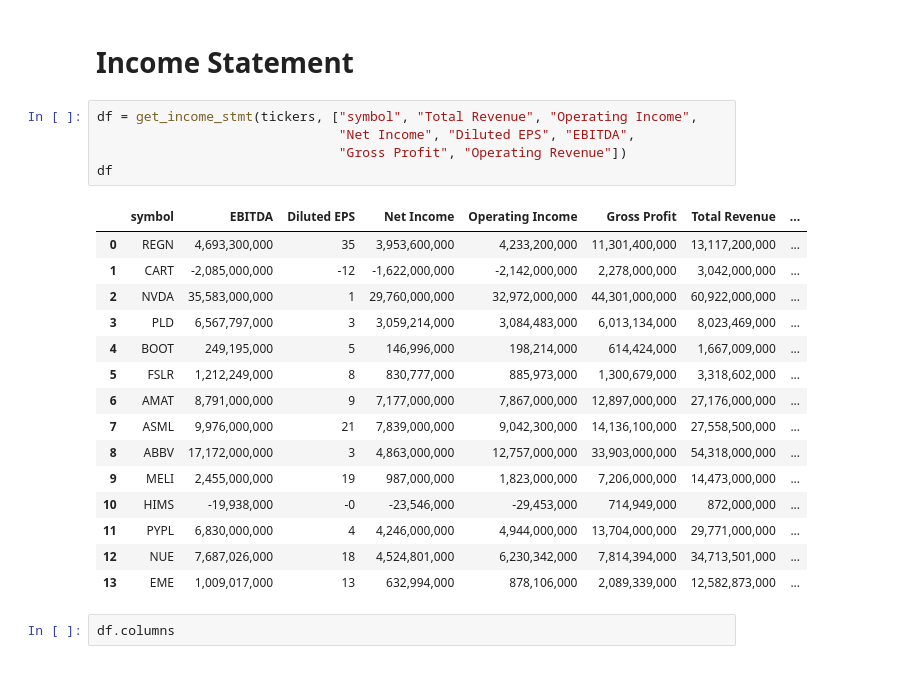
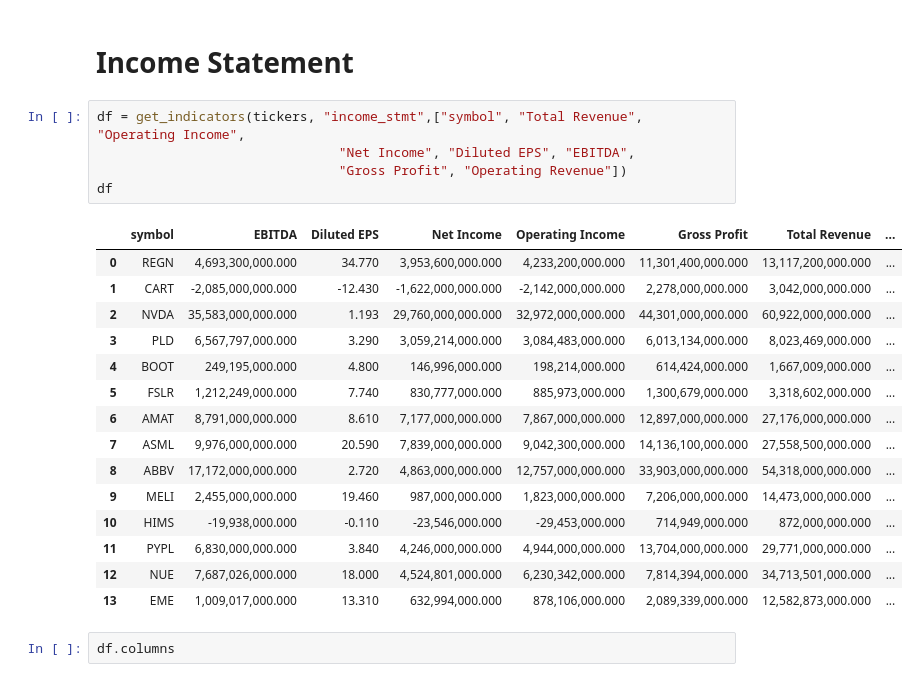
Before and after one commit to fadlalla0/MyInvesment, a Jupyter notebook: portfolio_analysis.ipynb, the cells around one changed output. Saved outputs shown, nothing was run; the diff lists cells and outputs as text.

```diff
--- a/portfolio_analysis.ipynb
+++ b/portfolio_analysis.ipynb
@@ -166,26 +148,26 @@ bar_chart('Book Value', balance_data, y='bookValue')
 # %% [markdown]
 # Income Statement
 # %%
-df = get_income_stmt(tickers, ["symbol", "Total Revenue", "Operating Income",
+df = get_indicators(tickers, "income_stmt",["symbol", "Total Revenue", "Operating Income",
                                "Net Income", "Diluted EPS", "EBITDA",
                                "Gross Profit", "Operating Revenue"])
 df
 # %% [output]
 |  | symbol | EBITDA | Diluted EPS | Net Income | Operating Income | Gross Profit | Total Revenue | ... |
-| 0 | REGN | 4,693,300,000 | 35 | 3,953,600,000 | 4,233,200,000 | 11,301,400,000 | 13,117,200,000 | ... |
-| 1 | CART | -2,085,000,000 | -12 | -1,622,000,000 | -2,142,000,000 | 2,278,000,000 | 3,042,000,000 | ... |
-| 2 | NVDA | 35,583,000,000 | 1 | 29,760,000,000 | 32,972,000,000 | 44,301,000,000 | 60,922,000,000 | ... |
-| 3 | PLD | 6,567,797,000 | 3 | 3,059,214,000 | 3,084,483,000 | 6,013,134,000 | 8,023,469,000 | ... |
-| 4 | BOOT | 249,195,000 | 5 | 146,996,000 | 198,214,000 | 614,424,000 | 1,667,009,000 | ... |
-| 5 | FSLR | 1,212,249,000 | 8 | 830,777,000 | 885,973,000 | 1,300,679,000 | 3,318,602,000 | ... |
-| 6 | AMAT | 8,791,000,000 | 9 | 7,177,000,000 | 7,867,000,000 | 12,897,000,000 | 27,176,000,000 | ... |
-| 7 | ASML | 9,976,000,000 | 21 | 7,839,000,000 | 9,042,300,000 | 14,136,100,000 | 27,558,500,000 | ... |
-| 8 | ABBV | 17,172,000,000 | 3 | 4,863,000,000 | 12,757,000,000 | 33,903,000,000 | 54,318,000,000 | ... |
-| 9 | MELI | 2,455,000,000 | 19 | 987,000,000 | 1,823,000,000 | 7,206,000,000 | 14,473,000,000 | ... |
-| 10 | HIMS | -19,938,000 | -0 | -23,546,000 | -29,453,000 | 714,949,000 | 872,000,000 | ... |
-| 11 | PYPL | 6,830,000,000 | 4 | 4,246,000,000 | 4,944,000,000 | 13,704,000,000 | 29,771,000,000 | ... |
-| 12 | NUE | 7,687,026,000 | 18 | 4,524,801,000 | 6,230,342,000 | 7,814,394,000 | 34,713,501,000 | ... |
-| 13 | EME | 1,009,017,000 | 13 | 632,994,000 | 878,106,000 | 2,089,339,000 | 12,582,873,000 | ... |
+| 0 | REGN | 4,693,300,000.000 | 34.770 | 3,953,600,000.000 | 4,233,200,000.000 | 11,301,400,000.000 | 13,117,200,000.000 | ... |
+| 1 | CART | -2,085,000,000.000 | -12.430 | -1,622,000,000.000 | -2,142,000,000.000 | 2,278,000,000.000 | 3,042,000,000.000 | ... |
+| 2 | NVDA | 35,583,000,000.000 | 1.193 | 29,760,000,000.000 | 32,972,000,000.000 | 44,301,000,000.000 | 60,922,000,000.000 | ... |
+| 3 | PLD | 6,567,797,000.000 | 3.290 | 3,059,214,000.000 | 3,084,483,000.000 | 6,013,134,000.000 | 8,023,469,000.000 | ... |
+| 4 | BOOT | 249,195,000.000 | 4.800 | 146,996,000.000 | 198,214,000.000 | 614,424,000.000 | 1,667,009,000.000 | ... |
+| 5 | FSLR | 1,212,249,000.000 | 7.740 | 830,777,000.000 | 885,973,000.000 | 1,300,679,000.000 | 3,318,602,000.000 | ... |
+| 6 | AMAT | 8,791,000,000.000 | 8.610 | 7,177,000,000.000 | 7,867,000,000.000 | 12,897,000,000.000 | 27,176,000,000.000 | ... |
+| 7 | ASML | 9,976,000,000.000 | 20.590 | 7,839,000,000.000 | 9,042,300,000.000 | 14,136,100,000.000 | 27,558,500,000.000 | ... |
+| 8 | ABBV | 17,172,000,000.000 | 2.720 | 4,863,000,000.000 | 12,757,000,000.000 | 33,903,000,000.000 | 54,318,000,000.000 | ... |
+| 9 | MELI | 2,455,000,000.000 | 19.460 | 987,000,000.000 | 1,823,000,000.000 | 7,206,000,000.000 | 14,473,000,000.000 | ... |
+| 10 | HIMS | -19,938,000.000 | -0.110 | -23,546,000.000 | -29,453,000.000 | 714,949,000.000 | 872,000,000.000 | ... |
+| 11 | PYPL | 6,830,000,000.000 | 3.840 | 4,246,000,000.000 | 4,944,000,000.000 | 13,704,000,000.000 | 29,771,000,000.000 | ... |
+| 12 | NUE | 7,687,026,000.000 | 18.000 | 4,524,801,000.000 | 6,230,342,000.000 | 7,814,394,000.000 | 34,713,501,000.000 | ... |
+| 13 | EME | 1,009,017,000.000 | 13.310 | 632,994,000.000 | 878,106,000.000 | 2,089,339,000.000 | 12,582,873,000.000 | ... |
 # %%
 df.columns
 # %% [output]
```
Also changed, not shown: parts of 4 cells of this notebook, 3 other files.
